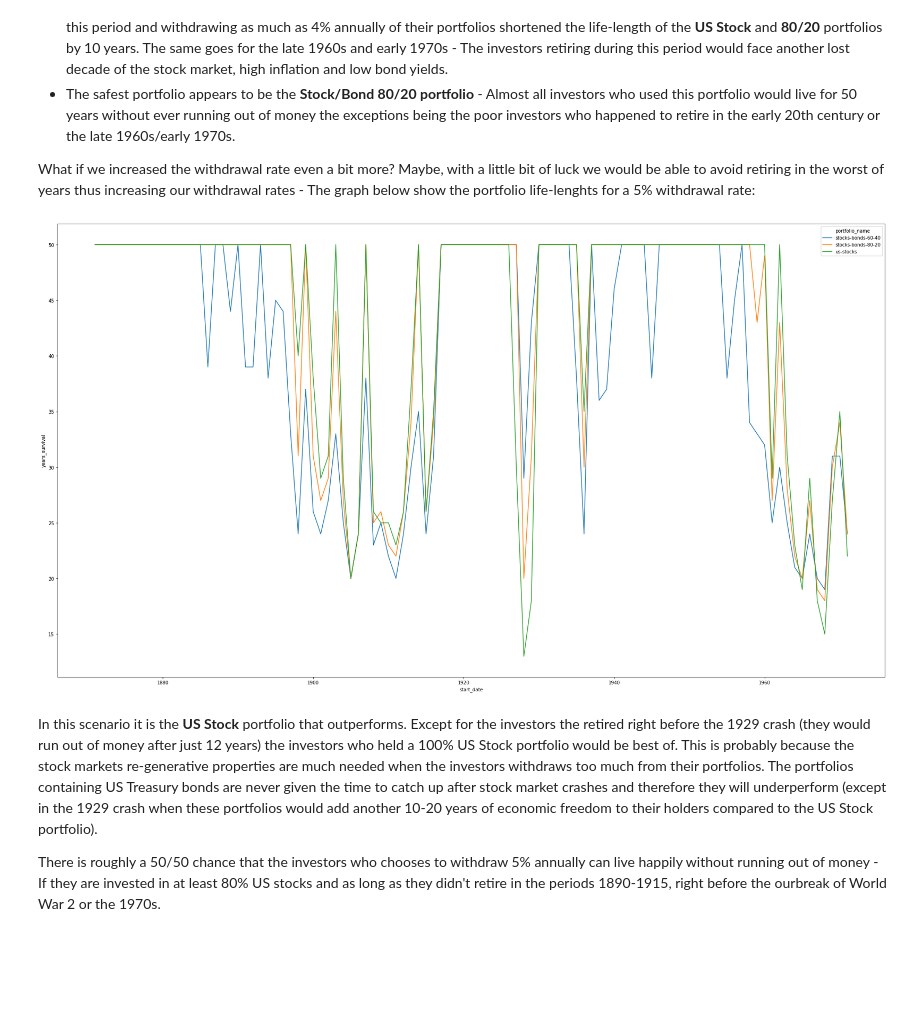
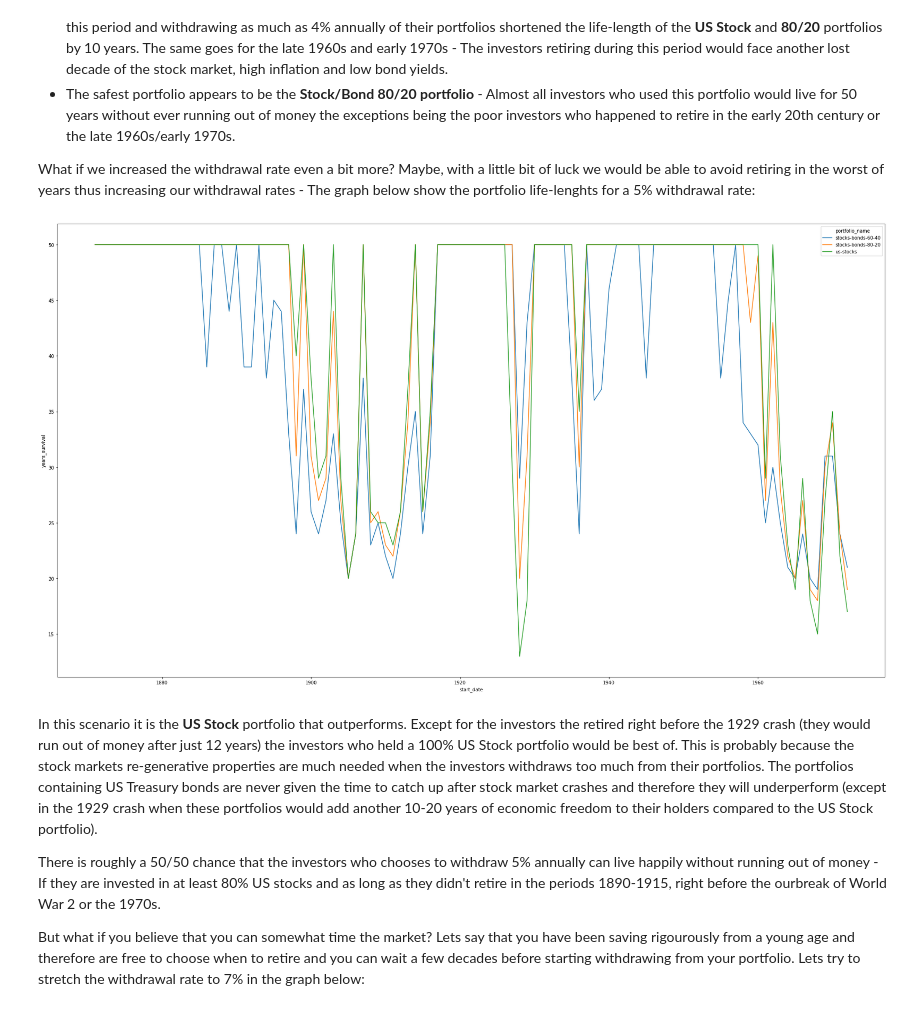
Before and after one commit to AcollaMolla/investment-analysis, a Jupyter notebook: portfolio_withdrawal_analysis_etf.ipynb, the cells around one changed output. Drawn from its saved outputs; the diff is of its cells as text; code cells hidden in the pictures; blank space fills up the shorter version.

Commit message:
[main] Add results and discussions. Test running simulation for 30, 40 and 50 years

```diff
--- a/portfolio_withdrawal_analysis_etf.ipynb
+++ b/portfolio_withdrawal_analysis_etf.ipynb
@@ -96,10 +96,10 @@ def read_portfolio_results(portfolio_name):
 Run simulations for withdrawing n % of money from the portfolio each year
 # %%
 #Set start date, number of years, withdrawal rate, etc.
+number_of_years_to_withdraw_list = [50, 40, 30]
 start_year = datetime(1871, 1, 1).year
-end_year = datetime(1972,1 , 1).year
-withdrawal_rates = [0.02, 0.025, 0.03, 0.035, 0.04, 0.05, 0.06, 0.07, 0.08, 0.09, 0.1]
-number_of_years_to_withdraw = 50
+last_year_in_data = datetime(2023, 1, 1).year
+withdrawal_rates = [0.03, 0.035, 0.04, 0.05, 0.06, 0.07, 0.08, 0.09, 0.1]
 portfolio_start_value = 500000
 
 portfolios = ['stocks-bonds-40-60', 'stocks-bonds-60-40', 'stocks-bonds-80-20', 'harry-browne-permanent', 'us-stocks', 'gold', 'stocks-bonds-20-80']
@@ -111,7 +111,7 @@ def forward_fill_portfolio_value(df, start_year, end_year, withdrawal_rate, port
     df = df.set_index(df['year'])
     return df
 # %%
-def withdraw_for_n_years(df, start_year, end_year, withdrawal_rate, portfolio_start_value, portfolio_name):
+def withdraw_for_n_years(df, start_year, end_year, withdrawal_rate, portfolio_start_value, portfolio_name, number_of_years_to_withdraw):
 
     df = df[df['year'] <= end_year]
     df = df[df['year'] >= start_year]
@@ -126,23 +126,27 @@ def withdraw_for_n_years(df, start_year, end_year, withdrawal_rate, portfolio_st
     if(len(df) == 0):
         return {"start_date": start_date, "end_date": None, "years_survival": 0}
 
-    return {"start_date": df.iloc[-1]['year'], "end_date": df.iloc[0]['year'], "years_survival": len(df) - 1, "portfolio_end_value": df.iloc[0]['portfolio_value'], "portfolio_name": portfolio_name, "withdrawal_rate": withdrawal_rate}
+    return {"start_date": df.iloc[-1]['year'], "end_date": df.iloc[0]['year'], "years_survival": len(df) - 1, "portfolio_end_value": df.iloc[0]['portfolio_value'], "portfolio_name": portfolio_name, "withdrawal_rate": withdrawal_rate, "withdrawal_years": number_of_years_to_withdraw}
 # %%
 result = []
 
-for withdrawal_rate in withdrawal_rates:
+for number_of_years_to_withdraw in number_of_years_to_withdraw_list:
 
-    print(f"Running simulations with withdrawal rate: {withdrawal_rate * 100}%")
+    print(f"Running simulations for: {number_of_years_to_withdraw} years")
 
-    for portfolio_name in portfolios:
+    for withdrawal_rate in withdrawal_rates:
 
-        print(f"Running simulations on portfolio: {portfolio_name}")
+        print(f"Running simulations with withdrawal rate: {withdrawal_rate * 100}%")
 
-        df = fetch_portfolio_results(portfolio_name)
+        for portfolio_name in portfolios:
 
-        for current_year in range(start_year, end_year):
+            print(f"Running simulations on portfolio: {portfolio_name}")
 
-            result.append(withdraw_for_n_years(df, current_year, current_year + number_of_years_to_withdraw, withdrawal_rate, portfolio_start_value, portfolio_name))
+            df = fetch_portfolio_results(portfolio_name)
+
+            for current_year in range(start_year, last_year_in_data - number_of_years_to_withdraw):
+
+                result.append(withdraw_for_n_years(df, current_year, current_year + number_of_years_to_withdraw, withdrawal_rate, portfolio_start_value, portfolio_name, number_of_years_to_withdraw))
 
 results_df = pd.DataFrame(result)
 print(f"\033[1mSimulation is finished!\033[0m")
@@ -259,14 +253,16 @@ From this graph we can make a few conclusions:
 
 What if we increased the withdrawal rate even a bit more? Maybe, with a little bit of luck we would be able to avoid retiring in the worst of years thus increasing our withdrawal rates - The graph below show the portfolio life-lenghts for a 5% withdrawal rate:
 # %%
-df4 = results_df[(results_df['withdrawal_rate'] == 0.05) & (results_df['portfolio_name'].isin(['stocks-bonds-80-20', 'stocks-bonds-60-40', 'us-stocks']))]
+df4 = results_df[(results_df['withdrawal_years'] == 50) & (results_df['withdrawal_rate'] == 0.05) & (results_df['portfolio_name'].isin(['stocks-bonds-80-20', 'stocks-bonds-60-40', 'us-stocks']))]
 fig, ax = plt.subplots(figsize=(32,18))
 sns.lineplot(x='start_date', y='years_survival', hue='portfolio_name', data=df4)
 plt.show()
 # %% [output]
-[figure, old version]
+[figure, new version]
 # %% [markdown]
 In this scenario it is the **US Stock** portfolio that outperforms. Except for the investors the retired right before the 1929 crash (they would run out of money after just 12 years) the investors who held a 100% US Stock portfolio would be best of. This is probably because the stock markets re-generative properties are much needed when the investors withdraws too much from their portfolios. The portfolios containing US Treasury bonds are never given the time to catch up after stock market crashes and therefore they will underperform (except in the 1929 crash when these portfolios would add another 10-20 years of economic freedom to their holders compared to the US Stock portfolio).
 
 There is roughly a 50/50 chance that the investors who chooses to withdraw 5% annually can live happily without running out of money - If they are invested in at least 80% US stocks and as long as they didn't retire in the periods 1890-1915, right before the ourbreak of World War 2 or the 1970s.
+
+But what if you believe that you can somewhat time the market? Lets say that you have been saving rigourously from a young age and therefore are free to choose when to retire and you can wait a few decades before starting withdrawing from your portfolio. Lets try to stretch the withdrawal rate to 7% in the graph below:
 # %%
```
Also changed, not shown: parts of 10 cells of this notebook.
